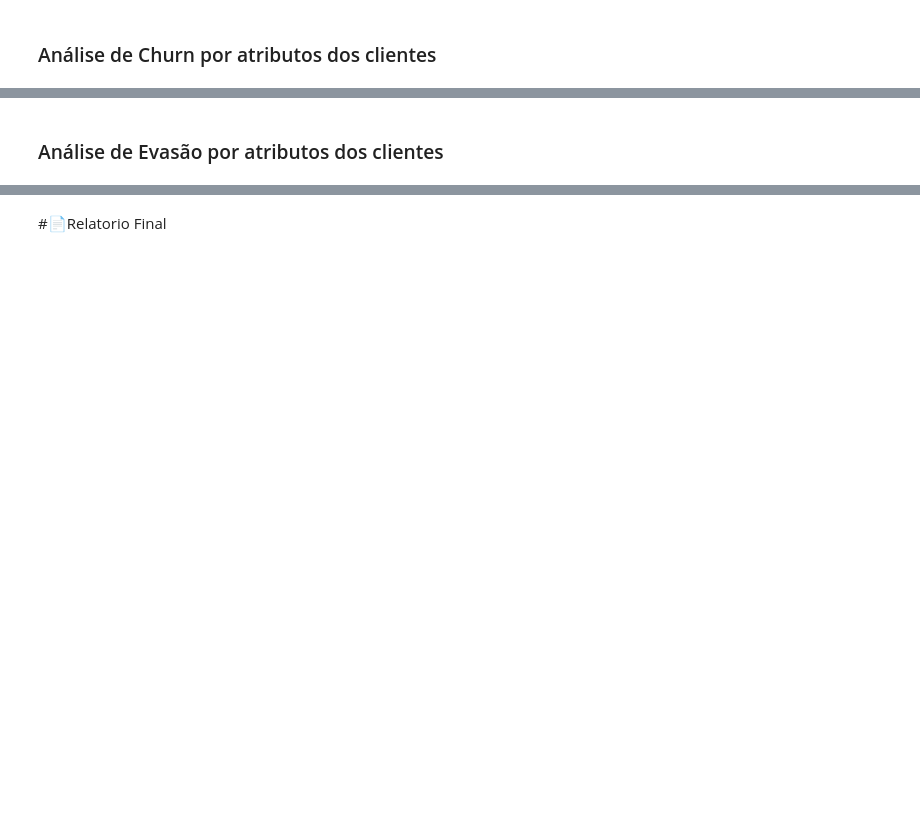
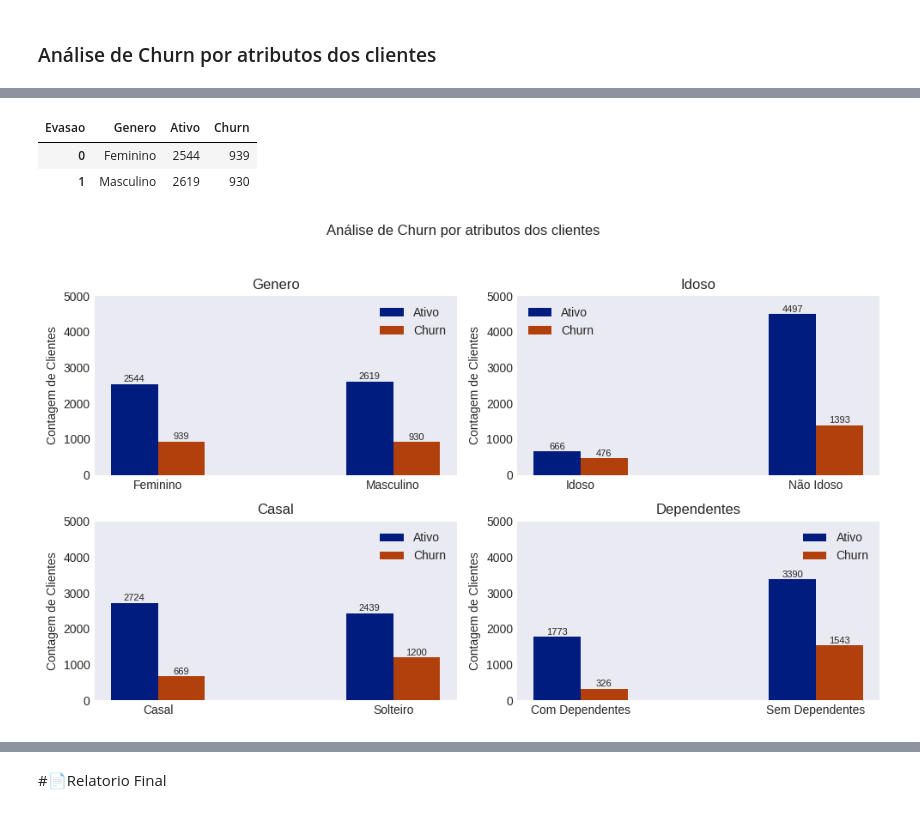
Before and after one commit to mauricioaalmeida/ONE-TelecomX, a Jupyter notebook: TelecomX_BR.ipynb, the cells around one changed output, grey strips where cells are left out. Drawn from its saved outputs; the diff is of its cells as text; code cells hidden in the pictures; blank space fills up the shorter version.

```diff
--- a/TelecomX_BR.ipynb
+++ b/TelecomX_BR.ipynb
@@ -1486,21 +1441,21 @@ graficos_atributos2(df_graf, titulos_axes, legendas, titulo, lim_y)
 ### Análise de Churn por atributos dos clientes
 # %%
 query = """
-  SELECT count(c.ID_Cliente) as Qde_Clientes, sum(Tempo_Contrato) as Tempo_Contrato_Total,
-  sum(Tempo_Contrato)/count(c.ID_Cliente) as Tempo_Contrato_Medio, sum(Churn) as Churn_Total,
-  sum(Churn)*100.0/count(c.ID_Cliente) as Perc_Churn,
-  genero, idoso, casal, dependentes
+  SELECT
+  CASE WHEN Churn = 1 THEN 'Churn' WHEN Churn = 0 THEN 'Ativo' END as Evasao, Genero,
+  CASE WHEN Idoso THEN 'Idoso' ELSE 'Não Idoso' END as Idoso,
+  CASE WHEN Casal THEN 'Casal' ELSE 'Solteiro' END as Casal,
+  CASE WHEN Dependentes THEN 'Com Dependentes' ELSE 'Sem Dependentes' END as Dependentes,
+  count(c.ID_Cliente) as Qde_Clientes, sum(Tempo_Contrato) as Tempo_Contrato_Total,
+  sum(Tempo_Contrato)/count(c.ID_Cliente) as Tempo_Contrato_Medio
   FROM dim_contratos as cont
   INNER JOIN dim_clientes as c ON cont.ID_Cliente = c.ID_Cliente
   INNER JOIN fato_gastos as g ON c.ID_Cliente = g.ID_Cliente
-  GROUP BY cont.Tipo_Contrato, cont.FaturaOnline, cont.Forma_Pagto,
-     c.Genero, c.Idoso, c.Casal, c.Dependentes
-  ORDER by Churn_Total DESC
+  GROUP BY ALL
+  ORDER by Qde_Clientes DESC
 
 """
-with engine.connect() as conn:
-    result = conn.execute(text(query))
-    conn.commit()
-ouro_Churn_Cliente = pd.DataFrame(result.fetchall(), columns=result.keys())
+
+ouro_Churn_Cliente =  db.sql(query).df()
 ouro_Churn_Cliente.to_parquet('data/ouro/DW_Churn_Cliente.parquet')
-ouro_Churn_Cliente
+ouro_Churn_Cliente.head()
@@ -1507,2 +1469,25 @@ ouro_Churn_Cliente
-# %% [markdown]
-### Análise de Evasão por atributos dos clientes
+# %%
+pd.pivot_table(data=ouro_Churn_Cliente, values='Qde_Clientes', index='Genero',columns= 'Evasao', aggfunc='sum', fill_value=0, observed=True).reset_index()
+# %% [output]
+| Evasao | Genero | Ativo | Churn |
+| 0 | Feminino | 2544 | 939 |
+| 1 | Masculino | 2619 | 930 |
+# %%
+titulo = 'Análise de Churn por atributos dos clientes'
+col_valores = 'Qde_Clientes'
+col_pivot = ['Genero','Idoso','Casal','Dependentes']
+col_grupos =  'Evasao'
+titulos_axes = ['Genero','Idoso','Casal','Dependentes']
+legendas = ['Contagem de Clientes','Contagem de Clientes','Contagem de Clientes','Contagem de Clientes',
+             '','','','']
+lim_y = [ 5000, 5000, 5000, 5000]
+
+df_graf= [pd.DataFrame() for _ in range(4)]
+
+
+for i in range(4):
+  df_graf[i] = pd.pivot_table(data=ouro_Churn_Cliente, values=col_valores, index=col_pivot[i],columns=col_grupos , aggfunc='sum', fill_value=0, observed=True).reset_index()
+
+graficos_atributos2(df_graf, titulos_axes, legendas, titulo, lim_y)
+# %% [output]
+[figure, added]
```
Also changed, not shown: parts of 60 cells of this notebook.
